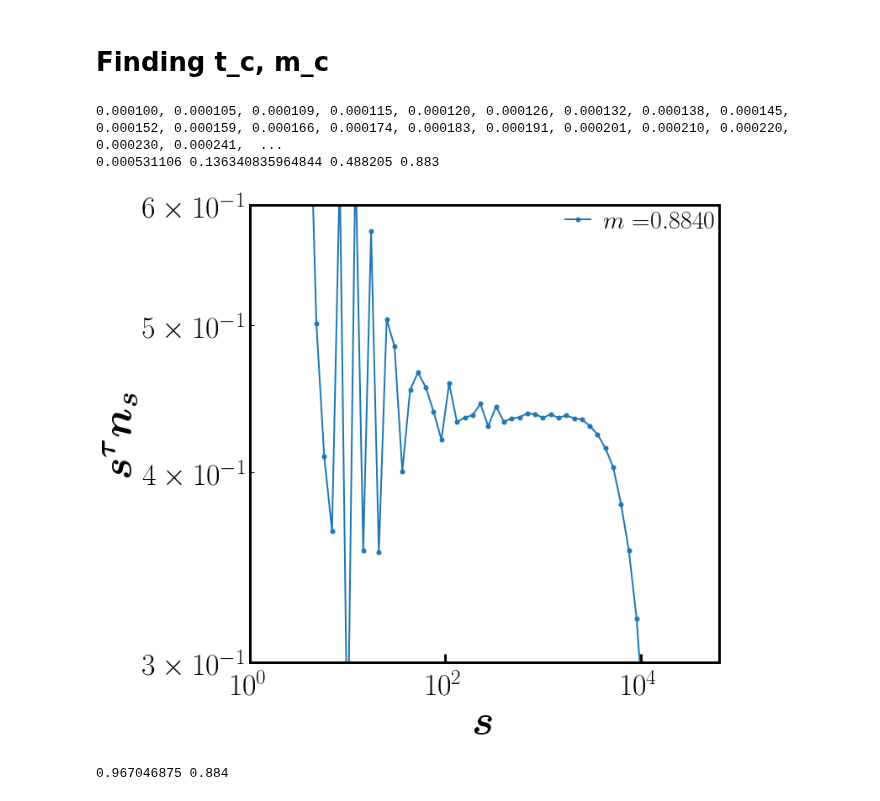
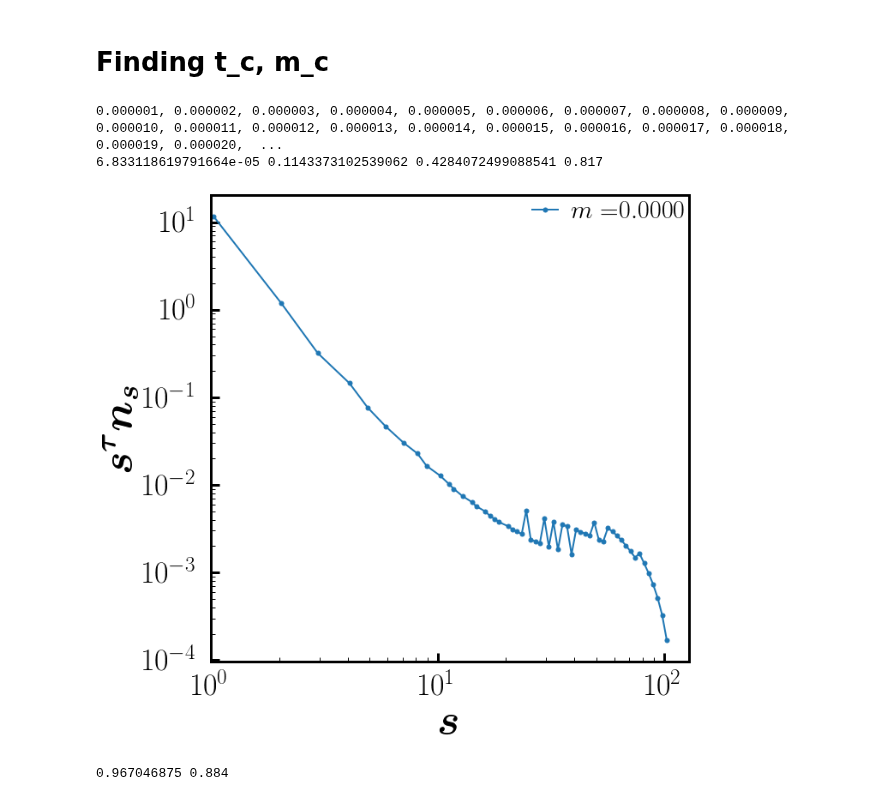
Before and after one commit to hoyunchoi/mBFW, a Jupyter notebook: src/characteristic_time.ipynb, the cells around one changed output. Saved outputs shown, nothing was run; the diff lists cells and outputs as text; code cells hidden in the pictures.

```diff
--- a/src/characteristic_time.ipynb
+++ b/src/characteristic_time.ipynb
@@ -30,7 +30,7 @@ clusterSizeDist = {}
 interEventTime_orderParameter = {}
 # %%
 # for networkSize in networkSizeList:
-for networkSize in [20000, 160000, 1280000, 10240000]:
+for networkSize in [10240000]:
     time[networkSize] = np.arange(0.0, 1.0, 1/networkSize)
     # for acceptanceThreshold in acceptanceThresholdList:
     for acceptanceThreshold in [0.5]:
@@ -41,13 +41,16 @@ for networkSize in [20000, 160000, 1280000, 10240000]:
         # meanClusterSize[current] = rd.read("meanClusterSize", networkSize, acceptanceThreshold)
         # orderParameterVariance[current] = rd.read("orderParameterVariance", networkSize, acceptanceThreshold)
         # interEventTime[current] = rd.read("interEventTime", networkSize, acceptanceThreshold)
+        netOrderParameter[current] = {}
+        for state in ["sub", "super"]:
+            netOrderParameter[current][state] = rd.read("netOrderParameter", networkSize, acceptanceThreshold, state)
         # #* ---------------------------------------------------------
-        orderParameterDist_t[current] = rd.extractRepeater("orderParameterDist", networkSize, acceptanceThreshold)
-        for t in orderParameterDist_t[current]:
-            orderParameterDist[current, t] = rd.read("orderParameterDist", networkSize, acceptanceThreshold, t)
-        # clusterSizeDist_op[current] = rd.extractRepeater("clusterSizeDist", networkSize, acceptanceThreshold)
-        # for op in clusterSizeDist_op[current]:
-        #     clusterSizeDist[current, op] = rd.read("clusterSizeDist", networkSize, acceptanceThreshold, op)
+        # orderParameterDist_t[current] = rd.extractRepeater("orderParameterDist", networkSize, acceptanceThreshold)
+        # for t in orderParameterDist_t[current]:
+        #     orderParameterDist[current, t] = rd.read("orderParameterDist", networkSize, acceptanceThreshold, t)
+        clusterSizeDist_op[current] = rd.extractRepeater("clusterSizeDist", networkSize, acceptanceThreshold)
+        for op in clusterSizeDist_op[current]:
+            clusterSizeDist[current, op] = rd.read("clusterSizeDist", networkSize, acceptanceThreshold, op)
         #* ---------------------------------------------------------
 # %% [markdown]
 # Finding t_a2,m_a2
@@ -126,56 +129,56 @@ netOrderParameter[current]
 # %% [markdown]
 # Finding t_c, m_c
 # %%
-networkSize = 1280000
-acceptanceThreshold = 0.4
+networkSize = 10240000
+acceptanceThreshold = 0.5
 current = networkSize, acceptanceThreshold
 m_a1, m_a2, m_b, m_c = points[current]["m_a1"], points[current]["m_a2"], points[current]["m_b"], points[current]["m_c"]
 
 print(", ".join('{:.6f}'.format(op) for op in clusterSizeDist_op[current]))
 print(m_a1, m_a2, m_b, m_c)
 # %% [output]
-0.000100, 0.000105, 0.000109, 0.000115, 0.000120, 0.000126, 0.000132, 0.000138, 0.000145, 0.000152, 0.000159, 0.000166, 0.000174, 0.000183, 0.000191, 0.000201, 0.000210, 0.000220, 0.000230, 0.000241,  ...
-0.000531106 0.136340835964844 0.488205 0.883
+0.000001, 0.000002, 0.000003, 0.000004, 0.000005, 0.000006, 0.000007, 0.000008, 0.000009, 0.000010, 0.000011, 0.000012, 0.000013, 0.000014, 0.000015, 0.000016, 0.000017, 0.000018, 0.000019, 0.000020,  ...
+6.833118619791664e-05 0.1143373102539062 0.4284072499088541 0.817
 # %%
 fig, ax = plt.subplots()
 ax.set_rasterized(True)
 
-tau = 2.13
+tau = 2.16
 def plotCSD_tau(op, label=None, color=None):
-    csd, dist = distLogBin(*clusterSizeDist[current, op], delta_exponent=0.08)
+    csd, dist = distLogBin(*clusterSizeDist[current, op], delta_exponent=0.02)
     dist *= np.power(csd, tau)
     label_name = label if label else latex_string("m=") + latex_float(op, 4)
     color_name = color if color else next(ax._get_lines.prop_cycler)['color']
     ax.plot(csd, dist, 'o-', label=label_name, markersize=5, linewidth=2, color=color_name)
 
 # m_c=0.827
 # plotCSD_tau(0.003594, latex_string("m_0={:.6f}".format(m_a1)), color='m')
 # plotCSD_tau(0.1100, latex_string("m_a={:.4f}".format(m_a2)), color='y')
 # plotCSD_tau(0.4400, latex_string("m_b={:.4f}".format(m_b)), color='r')
 # plotCSD_tau(m_c, latex_string("m_c={:.4f}".format(m_c)), color='g')
 
 
-# plotCSD_tau(0.883)
-plotCSD_tau(0.884)
+plotCSD_tau(0.000010)
+# plotCSD_tau(0.884)
 # plotCSD_tau(0.885)
 
 y = 4.35e-1
 # ax.plot([1,1e6], [y,y], 'k-', linewidth=2)
 
 ax.set_xscale('log')
 ax.set_yscale('log')
 ax.set_xlim(left=1)
 ax.set_xlabel(latex_bold_string("s"))
 ax.set_ylabel(latex_bold_string("s^\\tau n_s"))
-ax.set_xlim([1, networkSize/20])
-ax.set_ylim([0.3, 0.6])
+# ax.set_xlim([1, networkSize/20])
+# ax.set_ylim([0.3, 0.6])
 # ax.set_ylim([0.1, 5])
 ax.legend(loc='best', borderpad=0.1, borderaxespad=0.1, fontsize=30)
 
 # fig.savefig("../data/mBFW/fig/csd_tau(N{:.1e},G{:.1f}).pdf".format(*current), bbox_inches = 'tight', pad_inches = 0.1, facecolor = 'w', dpi=100)
 fig.show()
 # %% [output]
-[figure, old version]
+[figure, new version]
 # %%
 m_c=0.884
 points[current]["m_c"] = m_c
```
Also changed, not shown: 6 other files.
